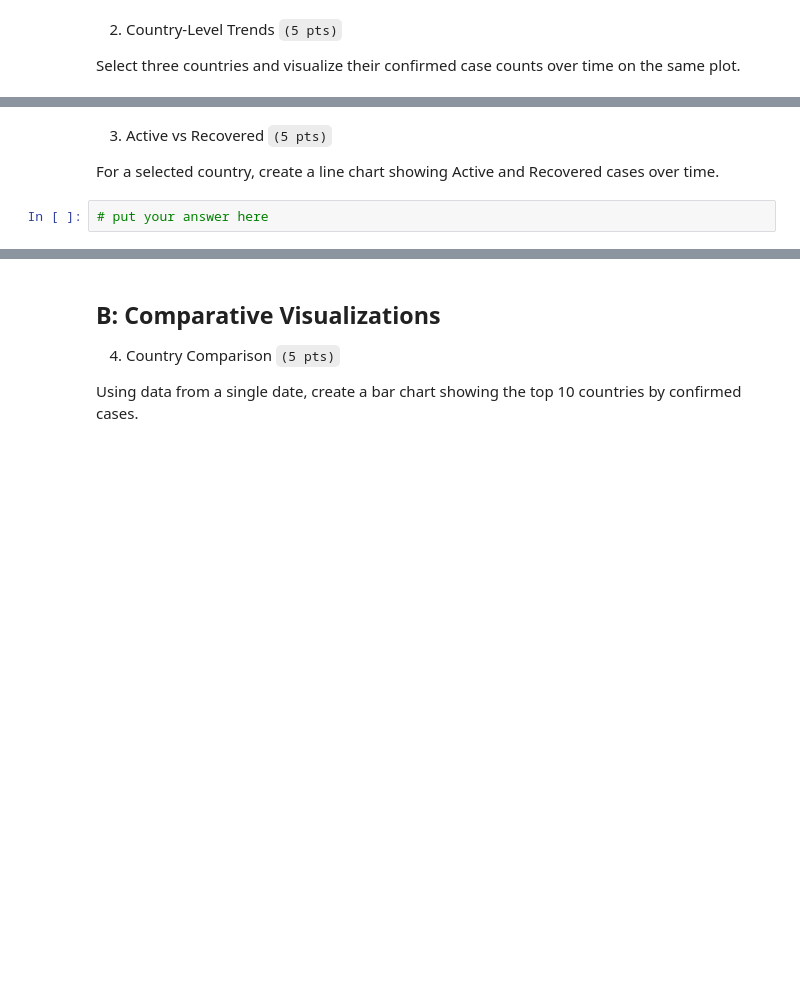
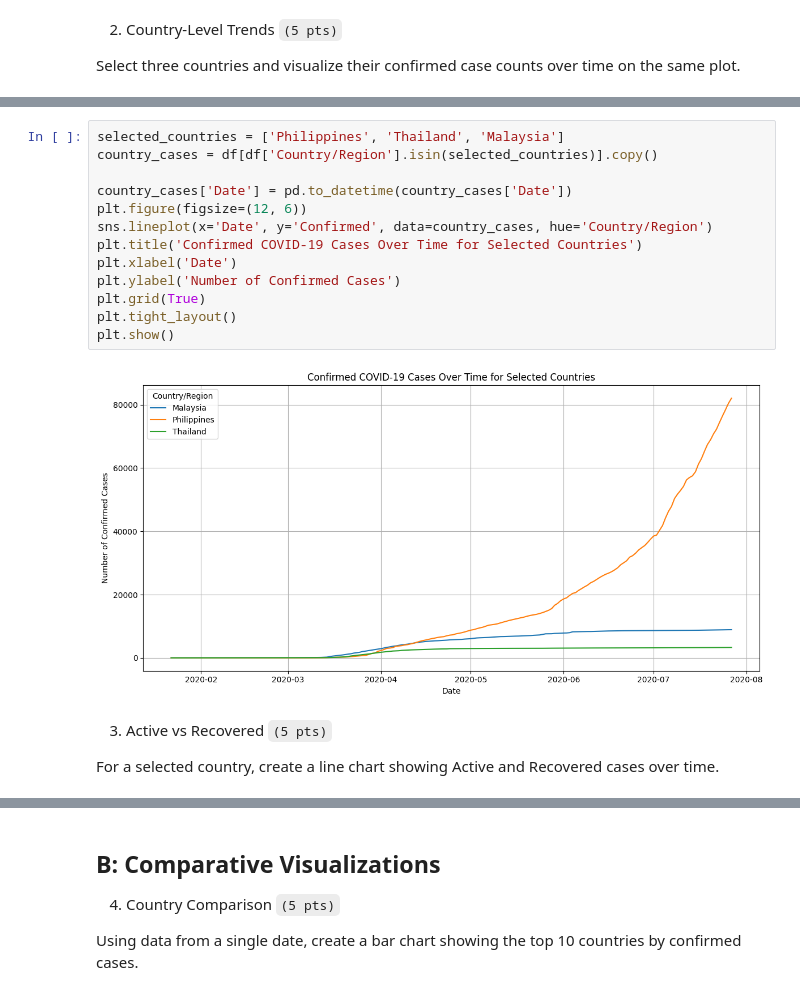
Before and after one commit to kcat28/CCDATS1L_EXERCISES_COM221ML, a Jupyter notebook: Exercise4.ipynb, the cells around one changed output, grey strips where cells are left out. Saved outputs shown, nothing was run; the diff lists cells and outputs as text; blank space fills up the shorter version.

```diff
--- a/Exercise4.ipynb
+++ b/Exercise4.ipynb
@@ -103,6 +117,19 @@ Select three countries and visualize their confirmed case counts over time on th
+# %%
+selected_countries = ['Philippines', 'Thailand', 'Malaysia']
+country_cases = df[df['Country/Region'].isin(selected_countries)].copy()
+
+country_cases['Date'] = pd.to_datetime(country_cases['Date'])
+plt.figure(figsize=(12, 6))
+sns.lineplot(x='Date', y='Confirmed', data=country_cases, hue='Country/Region')
+plt.title('Confirmed COVID-19 Cases Over Time for Selected Countries')
+plt.xlabel('Date')
+plt.ylabel('Number of Confirmed Cases')
+plt.grid(True)
+plt.tight_layout()
+plt.show()
+# %% [output]
+[figure, added]
 # %% [markdown]
 3. Active vs Recovered `(5 pts)`
 
 For a selected country, create a line chart showing Active and Recovered cases over time.
-# %%
-# put your answer here
```
Also changed, not shown: parts of 12 cells of this notebook.
